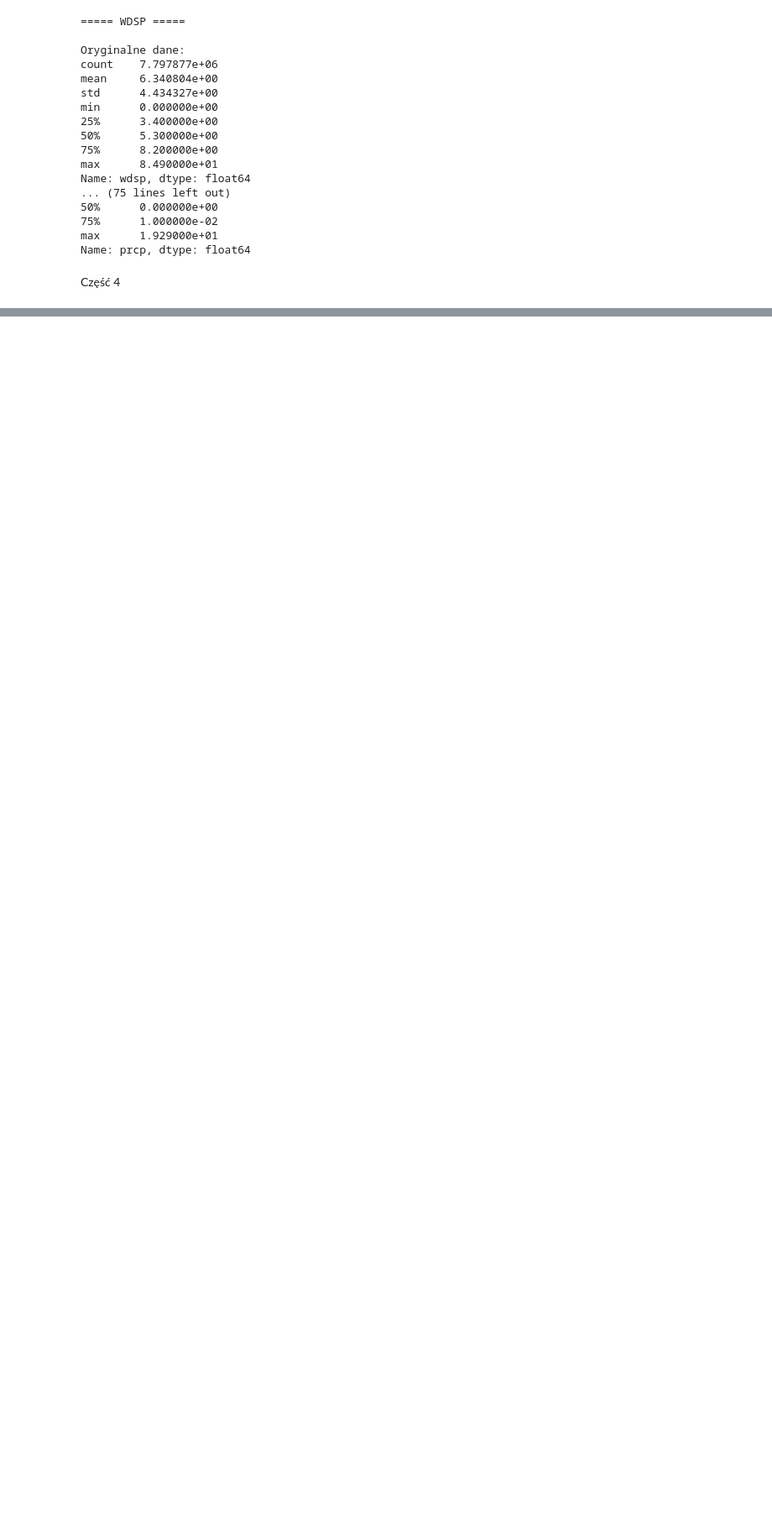
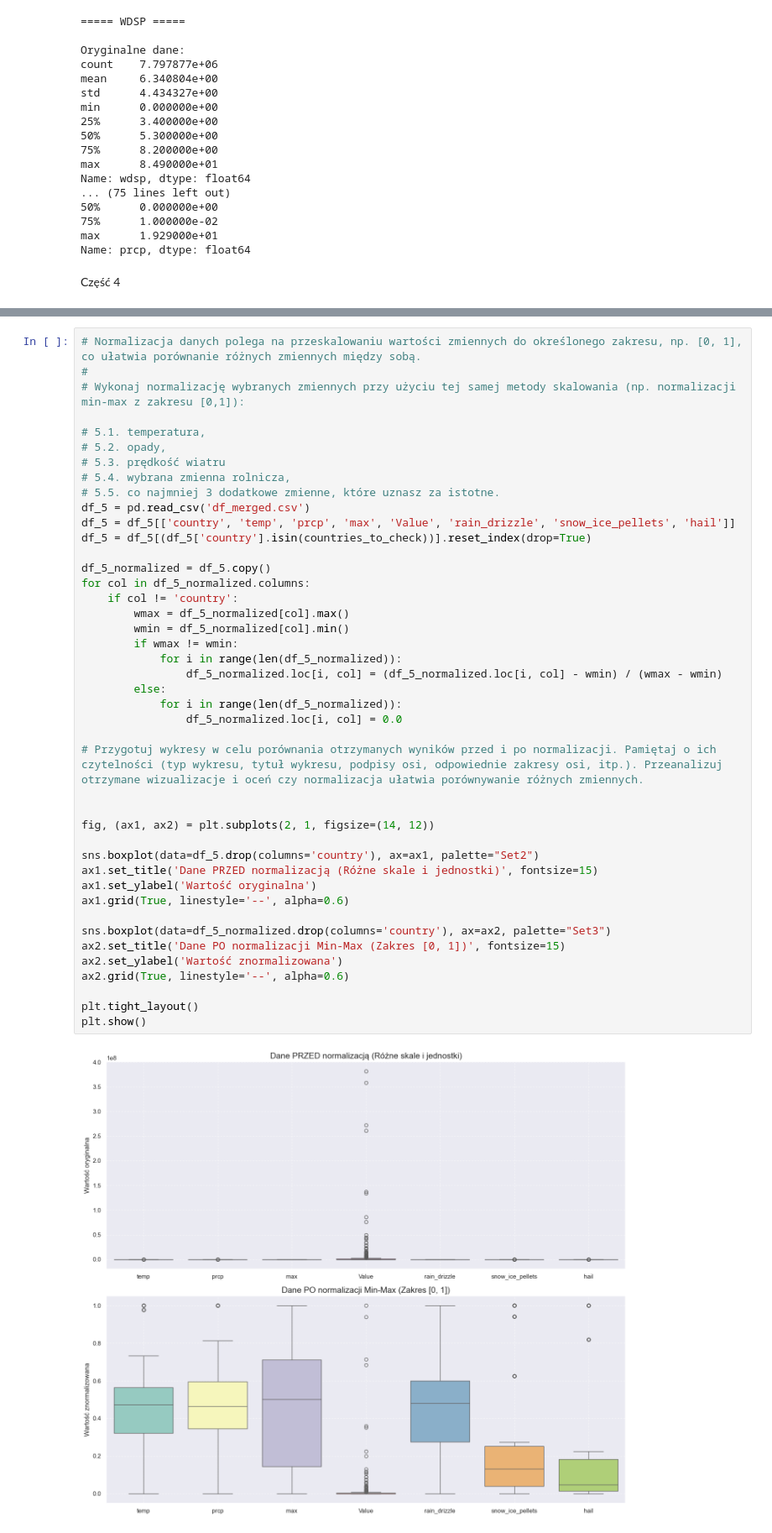
Before and after one commit to awalicki/Big_Data, a Jupyter notebook: Walicki_Dziuba_ZD2.ipynb, the cells around one changed output, grey strips where cells are left out. Shown at 84% size. Drawn from its saved outputs; the diff is of its cells as text; blank space fills up the shorter version.

```diff
--- a/Walicki_Dziuba_ZD2.ipynb
+++ b/Walicki_Dziuba_ZD2.ipynb
@@ -454,0 +472,45 @@ KeyError: 'month'
+# %%
+# Normalizacja danych polega na przeskalowaniu wartości zmiennych do określonego zakresu, np. [0, 1], co ułatwia porównanie różnych zmiennych między sobą.
+#
+# Wykonaj normalizację wybranych zmiennych przy użyciu tej samej metody skalowania (np. normalizacji min-max z zakresu [0,1]):
+
+# 5.1. temperatura,
+# 5.2. opady,
+# 5.3. prędkość wiatru
+# 5.4. wybrana zmienna rolnicza,
+# 5.5. co najmniej 3 dodatkowe zmienne, które uznasz za istotne.
+df_5 = pd.read_csv('df_merged.csv')
+df_5 = df_5[['country', 'temp', 'prcp', 'max', 'Value', 'rain_drizzle', 'snow_ice_pellets', 'hail']]
+df_5 = df_5[(df_5['country'].isin(countries_to_check))].reset_index(drop=True)
+
+df_5_normalized = df_5.copy()
+for col in df_5_normalized.columns:
+    if col != 'country':
+        wmax = df_5_normalized[col].max()
+        wmin = df_5_normalized[col].min()
+        if wmax != wmin:
+            for i in range(len(df_5_normalized)):
+                df_5_normalized.loc[i, col] = (df_5_normalized.loc[i, col] - wmin) / (wmax - wmin)
+        else:
+            for i in range(len(df_5_normalized)):
+                df_5_normalized.loc[i, col] = 0.0
+
+# Przygotuj wykresy w celu porównania otrzymanych wyników przed i po normalizacji. Pamiętaj o ich czytelności (typ wykresu, tytuł wykresu, podpisy osi, odpowiednie zakresy osi, itp.). Przeanalizuj otrzymane wizualizacje i oceń czy normalizacja ułatwia porównywanie różnych zmiennych.
+
+
+fig, (ax1, ax2) = plt.subplots(2, 1, figsize=(14, 12))
+
+sns.boxplot(data=df_5.drop(columns='country'), ax=ax1, palette="Set2")
+ax1.set_title('Dane PRZED normalizacją (Różne skale i jednostki)', fontsize=15)
+ax1.set_ylabel('Wartość oryginalna')
+ax1.grid(True, linestyle='--', alpha=0.6)
+
+sns.boxplot(data=df_5_normalized.drop(columns='country'), ax=ax2, palette="Set3")
+ax2.set_title('Dane PO normalizacji Min-Max (Zakres [0, 1])', fontsize=15)
+ax2.set_ylabel('Wartość znormalizowana')
+ax2.grid(True, linestyle='--', alpha=0.6)
+
+plt.tight_layout()
+plt.show()
+# %% [output]
+[figure, added]
```
Also changed, not shown: parts of 2 cells of this notebook.
